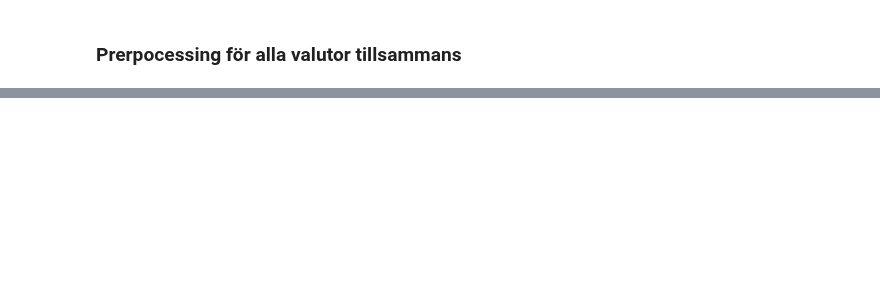
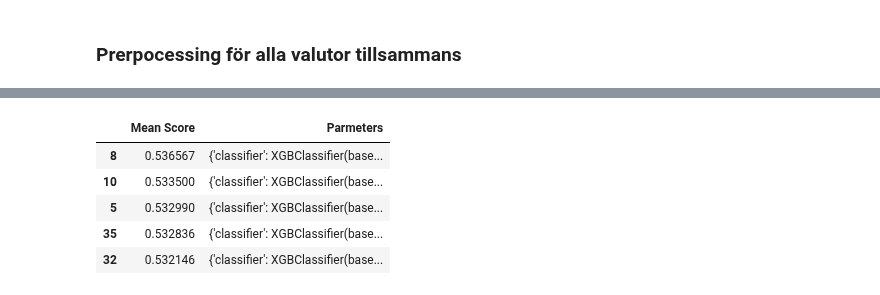
Before and after one commit to carokanns/the_new_Krypto, a Jupyter notebook: my_testa_modeller.ipynb, the cells around one changed output, grey strips where cells are left out. Saved outputs shown, nothing was run; the diff lists cells and outputs as text; code cells hidden in the pictures; blank space fills up the shorter version.

```diff
--- a/my_testa_modeller.ipynb
+++ b/my_testa_modeller.ipynb
@@ -547,0 +597,12 @@ df = pd.DataFrame(list(zip(means, params_summary)),
+# %%
+df_res2a = pd.read_csv('GridSearchResults2a.csv').sort_values(
+    by='Mean Score', ascending=False)
+
+df_res2a.head()
+# %% [output]
+|  | Mean Score | Parmeters |
+| 8 | 0.536567 | {'classifier': XGBClassifier(base... |
+| 10 | 0.533500 | {'classifier': XGBClassifier(base... |
+| 5 | 0.532990 | {'classifier': XGBClassifier(base... |
+| 35 | 0.532836 | {'classifier': XGBClassifier(base... |
+| 32 | 0.532146 | {'classifier': XGBClassifier(base... |
```
Also changed, not shown: parts of 20 cells of this notebook, 7 other files.
